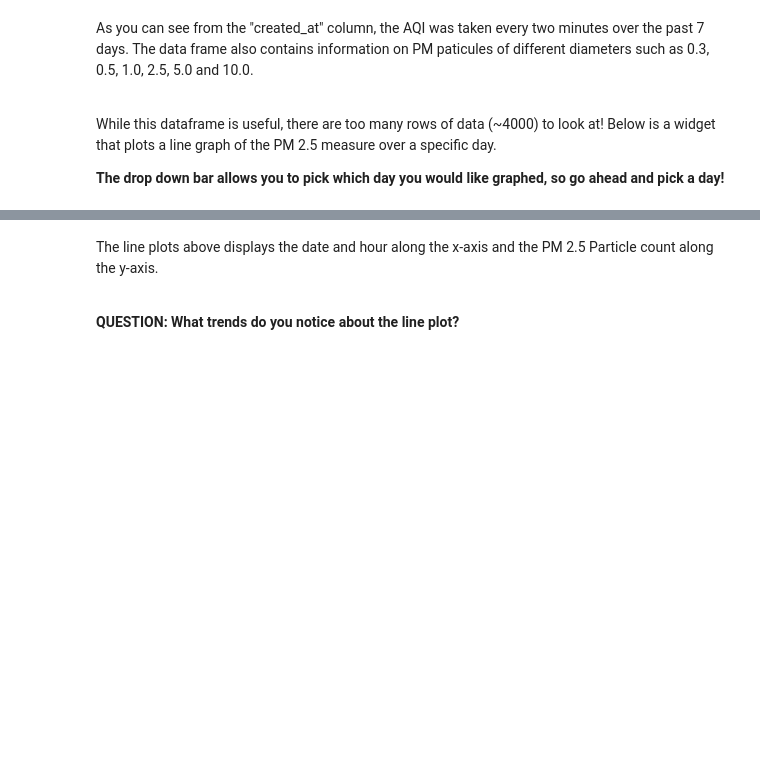
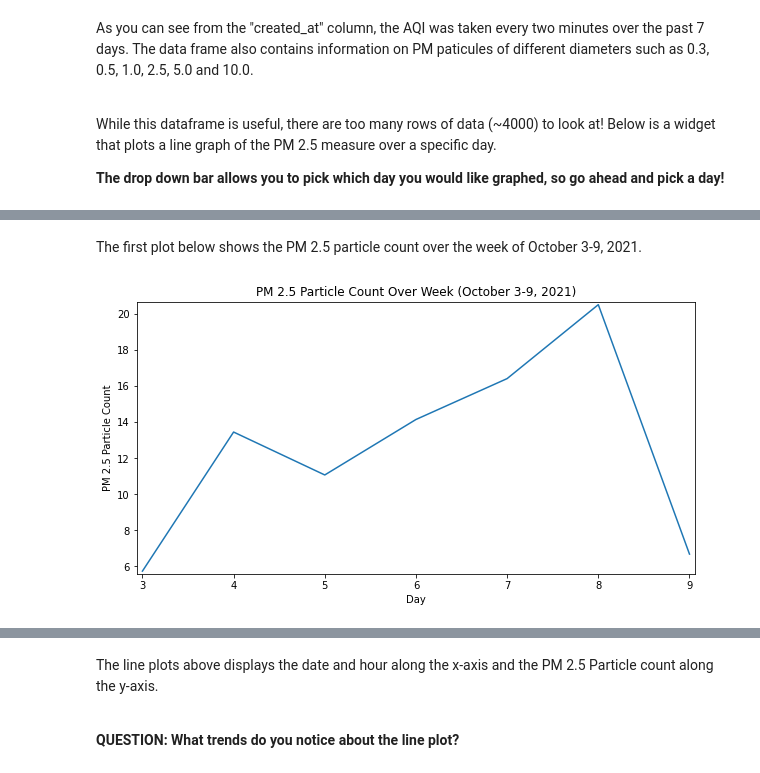
Before and after one commit to ds-modules/air-quality, a Jupyter notebook: Rio_Grande_AQI.ipynb, the cells around one changed output, grey strips where cells are left out. Cells and saved outputs as stored; diff of their text form; code cells hidden in the pictures; blank space fills up the shorter version.

Commit message:
line plots

```diff
--- a/Rio_Grande_AQI.ipynb
+++ b/Rio_Grande_AQI.ipynb
@@ -262,0 +282,6 @@ interactive(children=(Dropdown(description='date', options=('24-Oct-2021', '25-O
+# %%
+from purpleair.sensor import Sensor
+se = Sensor(89501)
+sbwy_r = se.parent.get_historical(weeks_to_get=52,thingspeak_field='secondary')
+sbwy_r['Date'] = [i.date().strftime("%d-%b-%Y") for i in sbwy_r['created_at']]
+sbwy_r
@@ -262,0 +305,5 @@ interactive(children=(Dropdown(description='date', options=('24-Oct-2021', '25-O
+# %%
+sbwy_r['Day'] = sbwy_r['Date'].str.split('-', expand = True)[0].astype(int)
+sbwy_r['Month'] = sbwy_r['Date'].str.split('-', expand = True)[1]
+sbwy_r['Year'] = sbwy_r['Date'].str.split('-', expand = True)[2]
+sbwy_r
@@ -262,0 +325,26 @@ interactive(children=(Dropdown(description='date', options=('24-Oct-2021', '25-O
+# %% [markdown]
+The first plot below shows the PM 2.5 particle count over the week of October 3-9, 2021.
+# %%
+oct_2021 = sbwy_r[(sbwy_r['Year'] == 2021) | (sbwy_r['Month'] == 'Oct')]
+oct_3_9 = oct_2021[(oct_2021['Day']>=3) & (oct_2021['Day']<=9)]
+lst = oct_3_9['created_at'].astype(str).tolist()
+lst_1 = [i.split(' ', 1)[1] for i in lst]
+lst_2 = [i.split('+', 1)[0] for i in lst_1]
+oct_3_9 = oct_3_9.copy()
+oct_3_9['time'] = np.asarray(lst_2).copy()
+grp_day = oct_3_9.groupby(['Day']).mean('2.5um/dl').reset_index()
+day_pm = grp_day[['Day', '2.5um/dl']]
+ax = plt.figure(figsize=(10,5))
+x = day_pm['Day']
+y = day_pm['2.5um/dl']
+plt.plot(x, y)
+plt.xticks(x,  rotation='vertical')
+plt.margins(0.01)
+fig.tight_layout()
+plt.xticks(rotation = 0)
+plt.xlabel('Day')
+plt.ylabel('PM 2.5 Particle Count')
+plt.title('PM 2.5 Particle Count Over Week (October 3-9, 2021)')
+plt.show()
+# %% [output]
+[figure, added]
```
Also changed, not shown: parts of 19 cells of this notebook.
